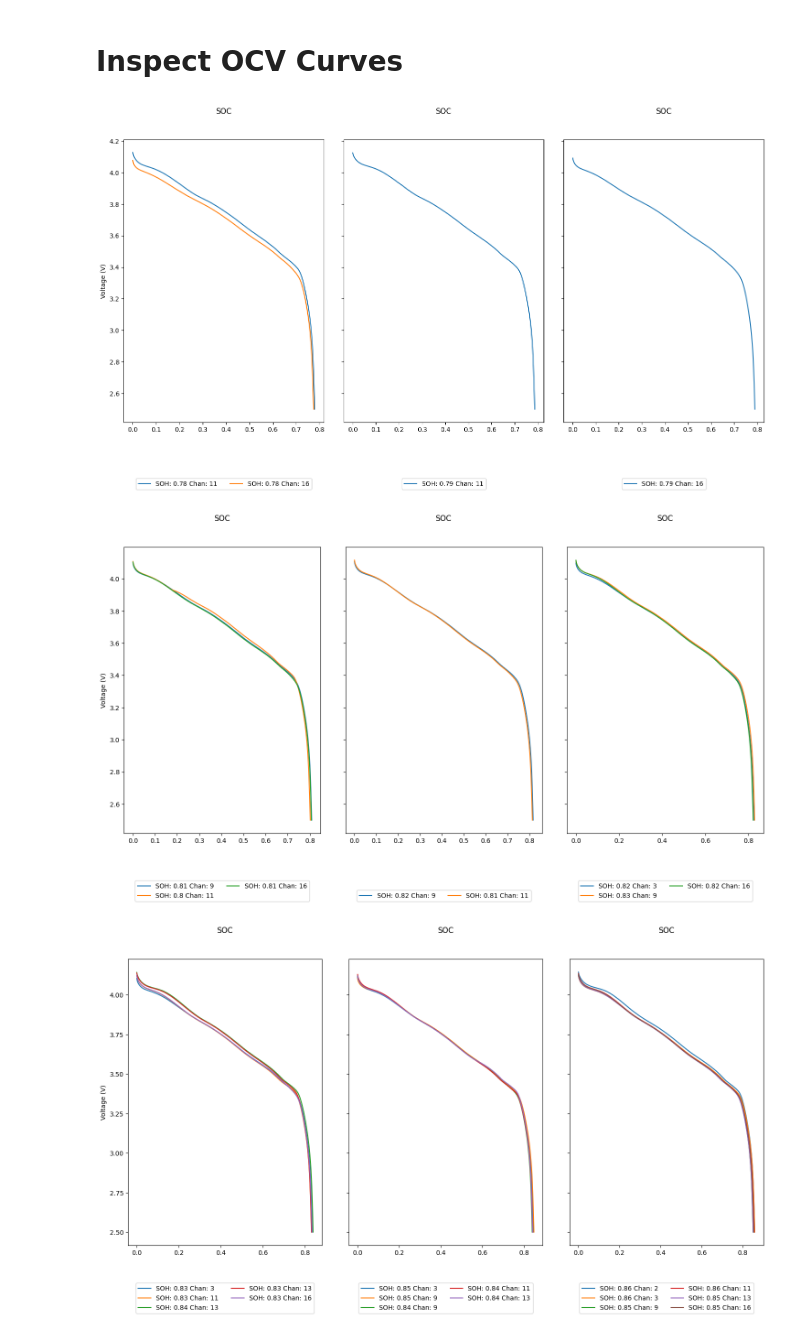
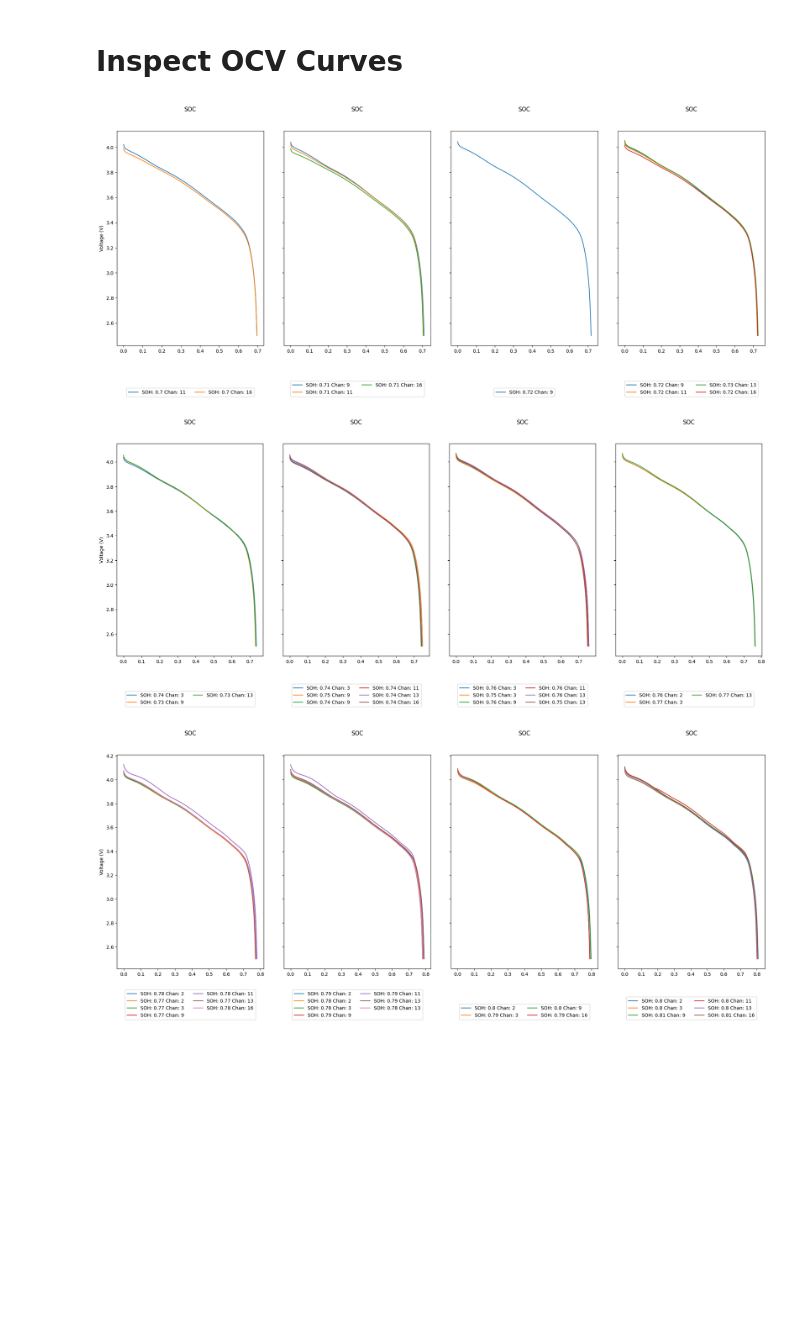
Before and after one commit to seanbuchanan-eng/battery_sizing_model, a Jupyter notebook: data_processing/check_data_requirements.ipynb, the cells around one changed output. Cells and saved outputs as stored; diff of their text form; code cells hidden in the pictures; blank space fills up the shorter version.

Commit message:
update to include data from T15 as well as T10

```diff
--- a/data_processing/check_data_requirements.ipynb
+++ b/data_processing/check_data_requirements.ipynb
@@ -82,9 +94,9 @@ def assign_soh(step, nom_cap):
                 else:
                     cycle.get_step(step)[0].soh = -1
 
-def filter_by_soh(steps, soh_range):
+def filter_by_soh(steps, soh_range, lower_bound):
     soh_filtered = {}
-    for lower in range(77, 101, soh_range):
+    for lower in range(lower_bound, 101, soh_range):
         upper = (lower + soh_range)/100
         lower = lower/100
         soh_filtered[lower] = list(
@@ -109,15 +121,15 @@ def plot_ocvs(steps, feature, nom_cap):
     plt.xlim(0,1)
     plt.legend()
 
-def plot_ocv_array(filtered_steps, feature, nom_cap):
-    nrows = int(len(filtered_steps.keys()) / 3)
-    ncols = 3
+def plot_ocv_array(filtered_steps, feature, nom_cap,save=False):
+    nrows = int(len(filtered_steps.keys()) / 4)
+    ncols = 4
 
     col_labels = [f"SOC" for j in range(ncols)]
 
     for i, key in enumerate(filtered_steps.keys()):
         if i % ncols == 0:
-            fig, ax = plt.subplots(1, ncols, sharey='row', figsize=(15, 9))
+            fig, ax = plt.subplots(1, ncols, sharey='row', figsize=(20, 9))
 
             for ax_col, col_label in zip(ax, col_labels):
                 ax_col.annotate(col_label, xy=(0.5, 1.1), xycoords='axes fraction',
@@ -129,10 +141,12 @@ def plot_ocv_array(filtered_steps, feature, nom_cap):
             ax[col].plot(np.array(step[feature]) / nom_cap, step['Voltage(V)'],
                          label=f"SOH: {round(step.soh, 2)} Chan: {step.channel_number}")
 
-        if i % ncols == 2:
+        if i % ncols == 3:
             ax[0].set_ylabel("Voltage (V)")
             for ax in fig.axes:
                 ax.legend(loc='lower center', bbox_to_anchor=(0.5, -0.25), ncol=2)
 
             plt.tight_layout()
+            if save:
+                plt.savefig(f"C:\\Users\\seanb\\repos\\battery_sizing_model\\Images\\discharge_by_soh{i//4 + 1}.png")
     plt.show()
@@ -151,8 +153,20 @@ step10_filtered = filter_by_soh(step10, 1)
 # %% [markdown]
 # Inspect OCV Curves
+# %%
+# calculate and assing SOH's to all of the steps
+assign_soh(6,4)
+assign_soh(10,4)
+
+# collect step data
+step6 = list(step_gen(6))
+step10 = list(step_gen(10))
+
+# filter into bins of 1% soh
+step6_filtered = filter_by_soh(step6, 1, 69)
+step10_filtered = filter_by_soh(step10, 1, 69)
 # %%
-plot_ocv_array(step10_filtered,"Discharge_Capacity(Ah)",4)
+plot_ocv_array(step10_filtered,"Discharge_Capacity(Ah)",4,save=True)
 # %% [output]
-[figure, old version]
+[figure, new version]
-[figure, old version]
+[figure, new version]
-[figure, old version]
+[figure, new version]
```
Also changed, not shown: parts of 5 cells of this notebook.
